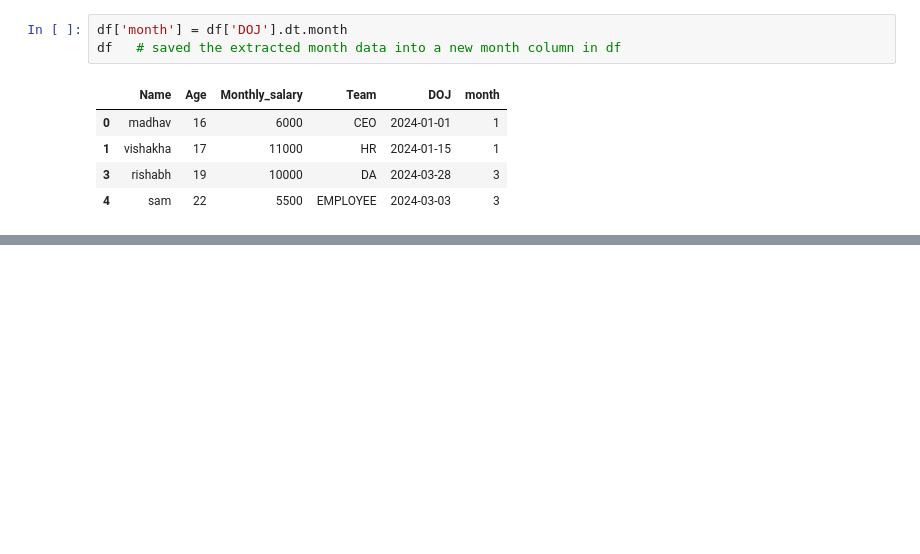
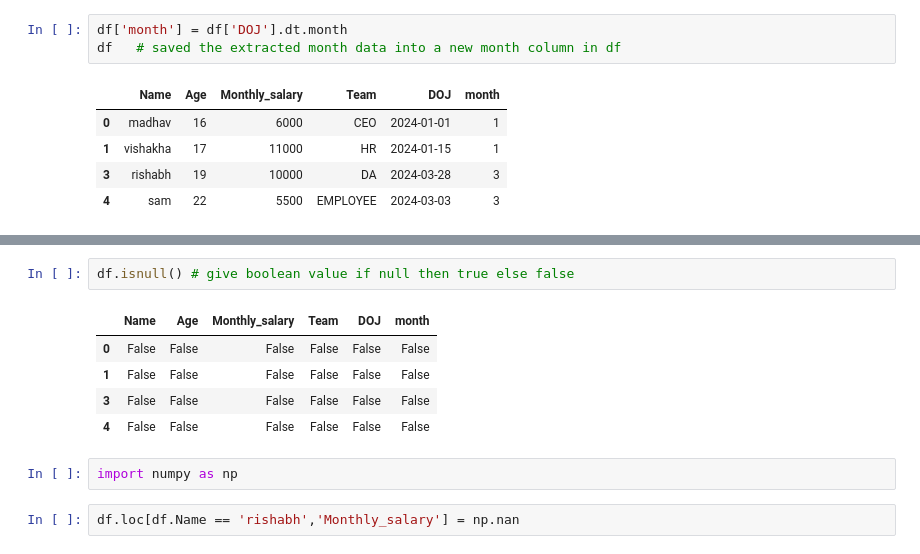
Before and after one commit to certifiedslidder-sudo/Pandas, a Jupyter notebook: basics.ipynb, the cells around one changed output, grey strips where cells are left out. Drawn from its saved outputs; the diff is of its cells as text; blank space fills up the shorter version.

Commit message:
handling missing values

```diff
--- a/basics.ipynb
+++ b/basics.ipynb
@@ -486,0 +497,12 @@ Name: DOJ, dtype: datetime64[us]
+# %%
+df.isnull() # give boolean value if null then true else false
+# %% [output]
+|  | Name | Age | Monthly_salary | Team | DOJ | month |
+| 0 | False | False | False | False | False | False |
+| 1 | False | False | False | False | False | False |
+| 3 | False | False | False | False | False | False |
+| 4 | False | False | False | False | False | False |
+# %%
+import numpy as np
+# %%
+df.loc[df.Name == 'rishabh','Monthly_salary'] = np.nan
```
Also changed, not shown: parts of 7 cells of this notebook.
